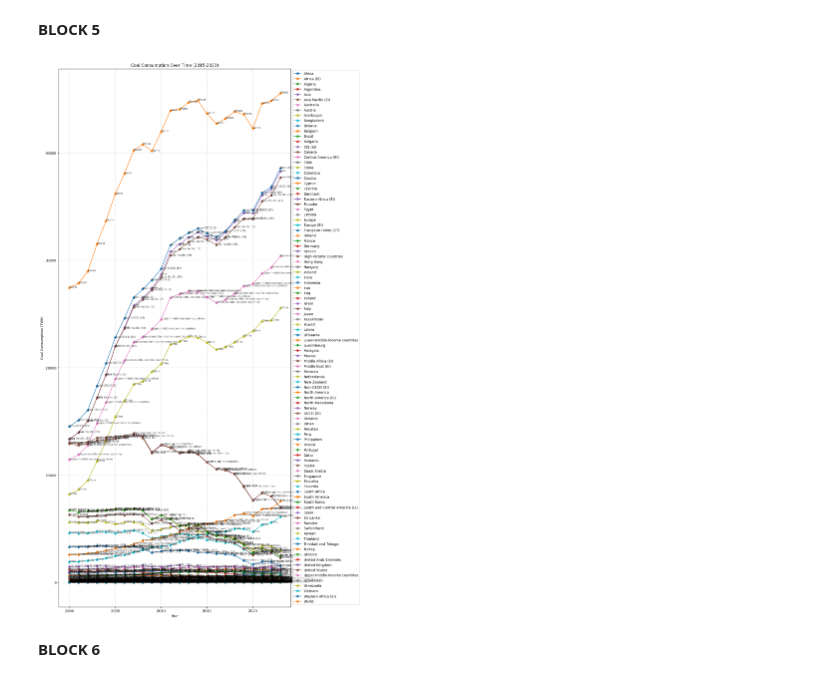
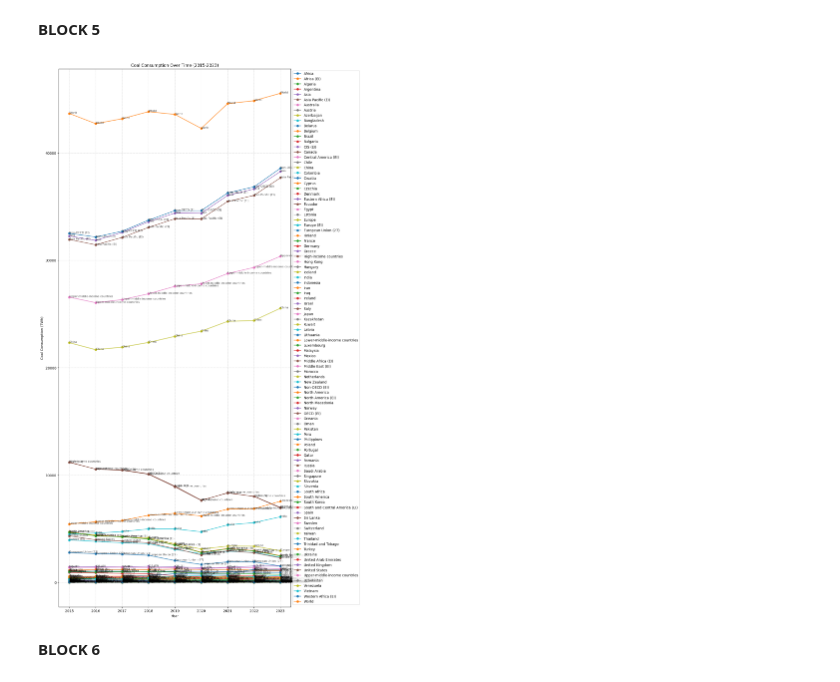
Before and after one commit to karthik1130/Mini-Project, a Jupyter notebook: Codes/ARIMA & SARIMA FORECASTING.ipynb, the cells around one changed output. Drawn from its saved outputs; the diff is of its cells as text; code cells hidden in the pictures.

```diff
--- a/Codes/ARIMA & SARIMA FORECASTING.ipynb
+++ b/Codes/ARIMA & SARIMA FORECASTING.ipynb
@@ -80,9 +80,6 @@ plt.show()
 # %%
 import pandas as pd
 import matplotlib.pyplot as plt
-
-# Load data (ensure data is properly loaded before proceeding)
-# data = pd.read_csv("your_file.csv")  # Uncomment and update this line if reading from a CSV file
 
 # Strip column names of extra spaces and check their existence
 data.columns = data.columns.str.strip()
@@ -95,39 +92,39 @@ else:
     data["Year"] = pd.to_numeric(data["Year"], errors="coerce")
 
     # Filter for years 2015-2023
-    start_year, end_year = 2000, 2023
+    start_year, end_year = 2015, 2023
     filtered_data = data[(data["Year"] >= start_year) & (data["Year"] <= end_year)]
 
     # Ensure "Entity" and "Coal consumption - TWh" exist
     required_columns = {"Entity", "Coal consumption - TWh"}
     if not required_columns.issubset(filtered_data.columns):
         print(f"Error: Missing columns {required_columns - set(filtered_data.columns)} in dataset.")
     else:
         # Get unique countries
         countries = filtered_data["Entity"].unique()
 
         # Plot multiple countries with different colors
         plt.figure(figsize=(12, 28))
 
         for country in countries:
             country_data = filtered_data[filtered_data["Entity"] == country]
             plt.plot(country_data["Year"], country_data["Coal consumption - TWh"], label=country, marker='o')
 
         # Scatter plot with country labels
         for _, row in filtered_data.iterrows():
             plt.text(row["Year"], row["Coal consumption - TWh"], row["Entity"], fontsize=8, alpha=0.7)
 
         # Improve visualization
         plt.title("Coal Consumption Over Time (2015-2023)")
         plt.xlabel("Year")
         plt.ylabel("Coal Consumption (TWh)")
         plt.legend(loc="upper left", bbox_to_anchor=(1, 1))
         plt.grid(True, linestyle="--", alpha=0.5)
 
         # Show plot
         plt.show()
 # %% [output]
-[figure, old version]
+[figure, new version]
 # %% [markdown]
 **BLOCK 6**
 # %%
```
Also changed, not shown: parts of 2 cells of this notebook.
